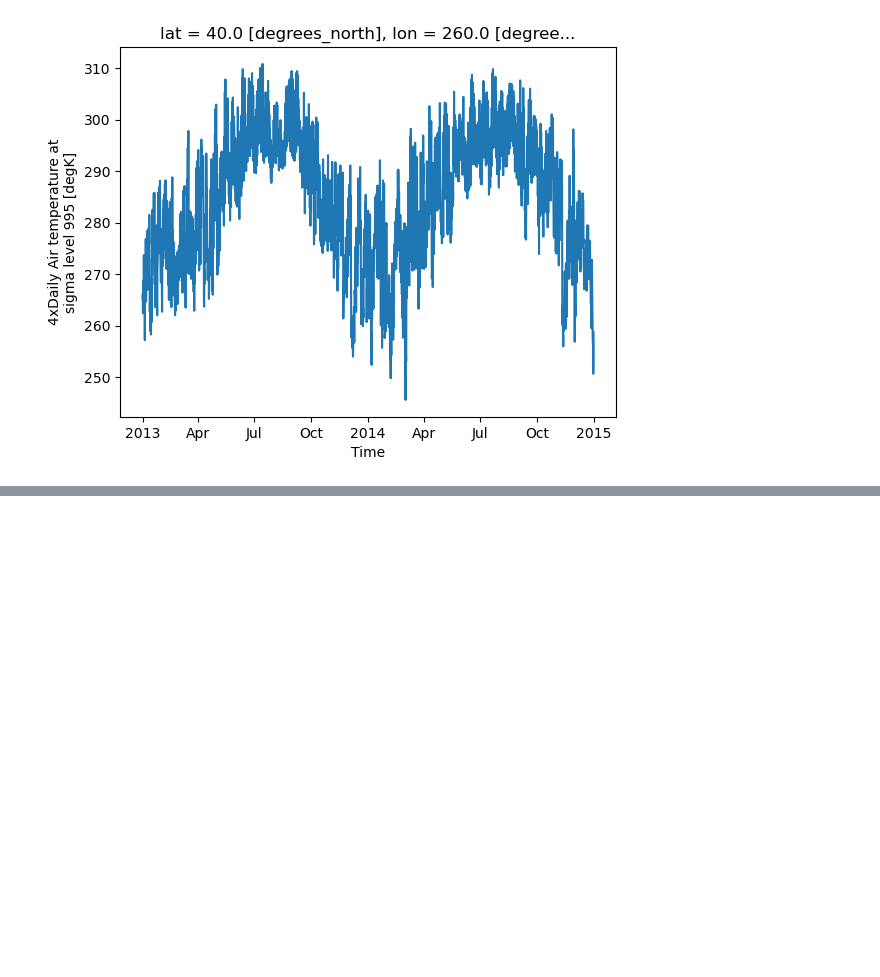
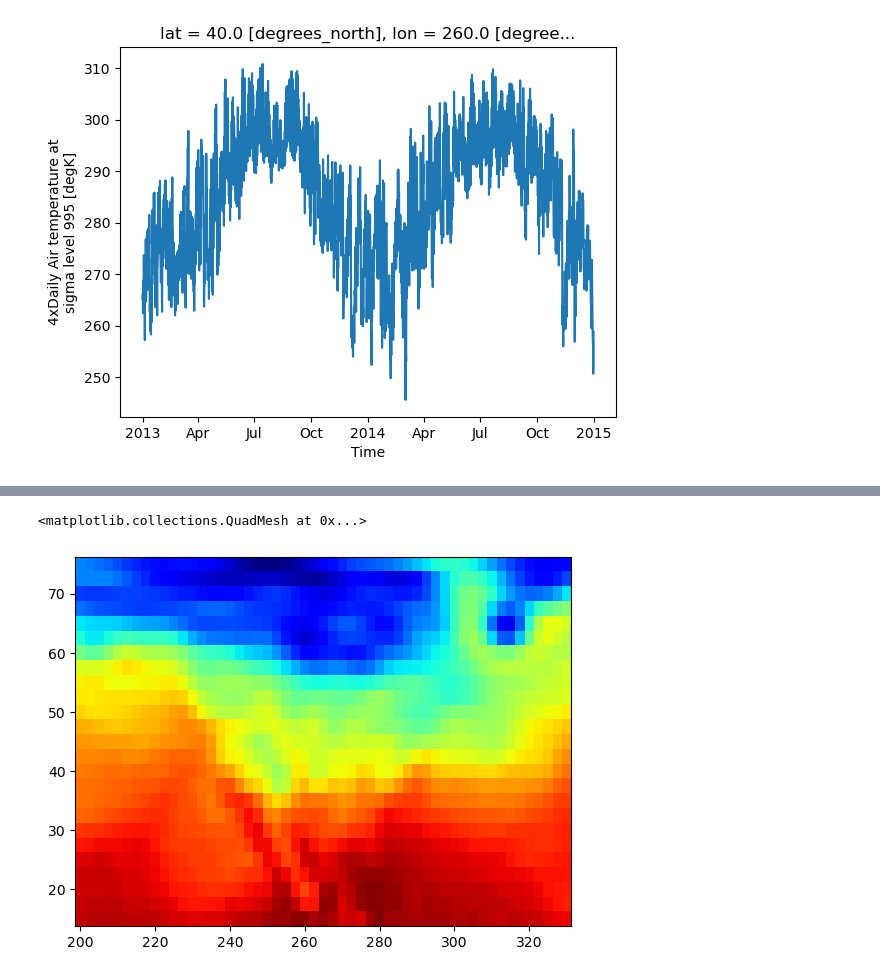
Before and after one commit to Geography-and-Planning/intro-to-gis, a Jupyter notebook: notebook/xarray.ipynb, the cells around one changed output, grey strips where cells are left out. Saved outputs shown, nothing was run; the diff lists cells and outputs as text; code cells hidden in the pictures; blank space fills up the shorter version.

```diff
--- a/notebook/xarray.ipynb
+++ b/notebook/xarray.ipynb
@@ -248,0 +269,6 @@ plt.show()
+# %%
+lat= ds.air.lat
+lon= ds.air.lon
+time= ds.air.time
+# %%
+temp=ds.air.data
@@ -248,0 +295,7 @@ plt.show()
+# %%
+# hard to plot individual time for indexing
+plt.figure()
+plt.pcolormesh(lon,lat, temp[1500,:,:], cmap="jet")
+# %% [output]
+<matplotlib.collections.QuadMesh at 0x...>
+[figure, added]
```
Also changed, not shown: parts of 5 cells of this notebook.
